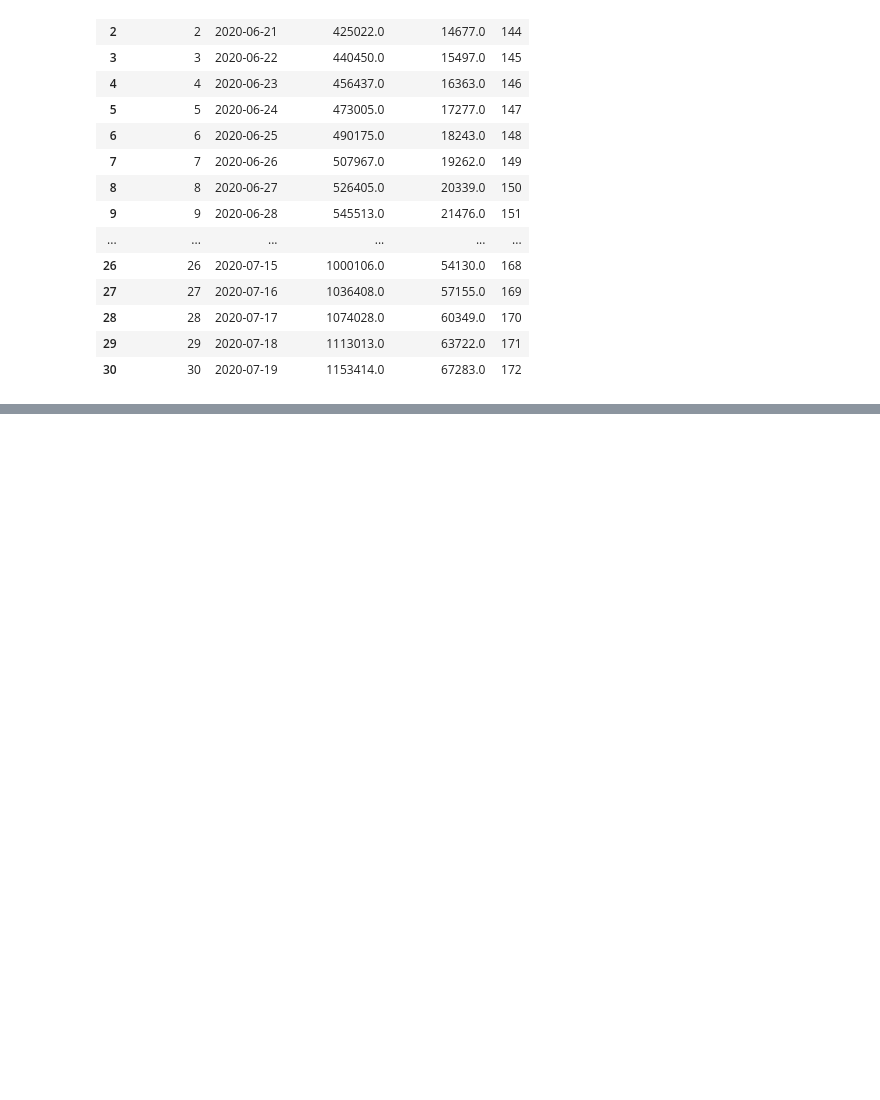
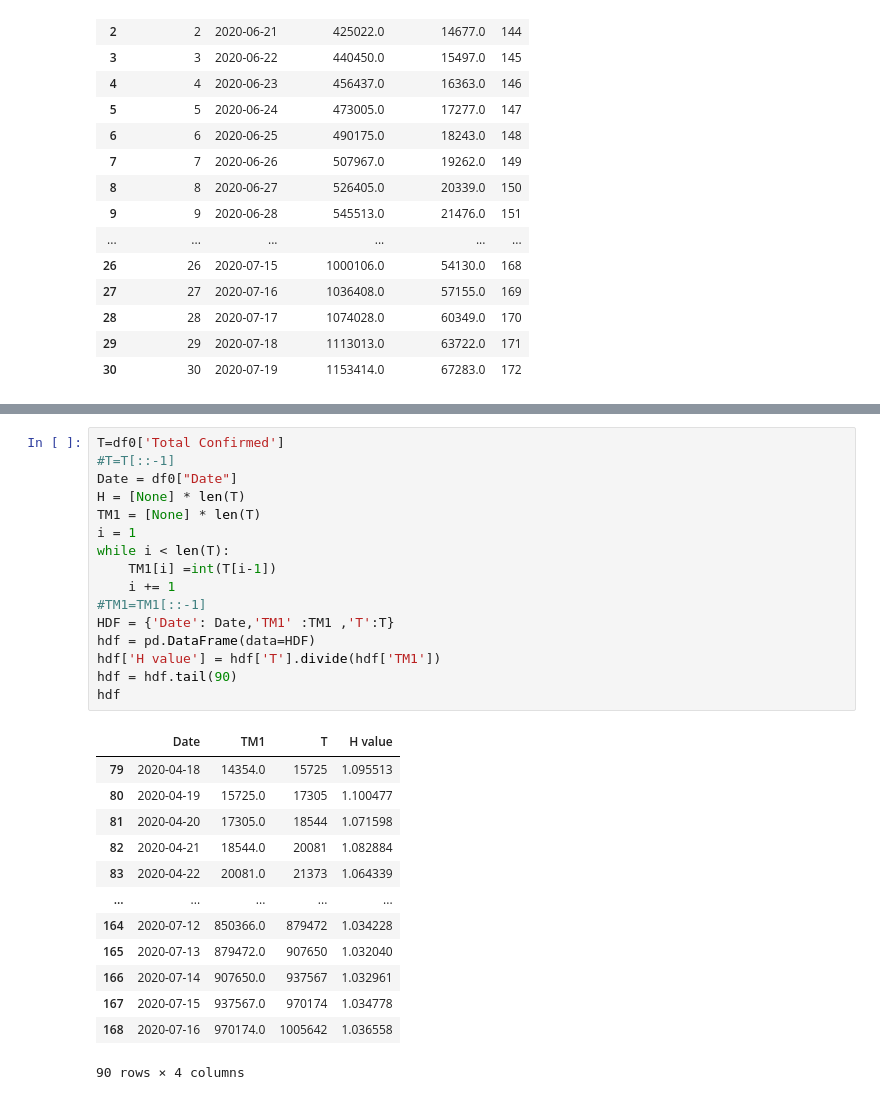
Before and after one commit to skbhere/COVID-19-Case-Forecasting, a Jupyter notebook: 00_India_prediction.ipynb, the cells around one changed output, grey strips where cells are left out. Saved outputs shown, nothing was run; the diff lists cells and outputs as text; blank space fills up the shorter version.

```diff
--- a/00_India_prediction.ipynb
+++ b/00_India_prediction.ipynb
@@ -263,3 +263,33 @@ plt.show()
 fig.savefig('IND Total Pred_Vs_Actualpng')
 # %% [output]
 [figure]
+# %%
+T=df0['Total Confirmed']
+#T=T[::-1]
+Date = df0["Date"]
+H = [None] * len(T)
+TM1 = [None] * len(T)
+i = 1
+while i < len(T):
+    TM1[i] =int(T[i-1])
+    i += 1
+#TM1=TM1[::-1]
+HDF = {'Date': Date,'TM1' :TM1 ,'T':T}
+hdf = pd.DataFrame(data=HDF)
+hdf['H value'] = hdf['T'].divide(hdf['TM1'])
+hdf = hdf.tail(90)
+hdf
+# %% [output]
+|  | Date | TM1 | T | H value |
+| 79 | 2020-04-18 | 14354.0 | 15725 | 1.095513 |
+| 80 | 2020-04-19 | 15725.0 | 17305 | 1.100477 |
+| 81 | 2020-04-20 | 17305.0 | 18544 | 1.071598 |
+| 82 | 2020-04-21 | 18544.0 | 20081 | 1.082884 |
+| 83 | 2020-04-22 | 20081.0 | 21373 | 1.064339 |
+| ... | ... | ... | ... | ... |
+| 164 | 2020-07-12 | 850366.0 | 879472 | 1.034228 |
+| 165 | 2020-07-13 | 879472.0 | 907650 | 1.032040 |
+| 166 | 2020-07-14 | 907650.0 | 937567 | 1.032961 |
+| 167 | 2020-07-15 | 937567.0 | 970174 | 1.034778 |
+| 168 | 2020-07-16 | 970174.0 | 1005642 | 1.036558 |
+90 rows × 4 columns
```
Also changed, not shown: parts of 3 cells of this notebook.
